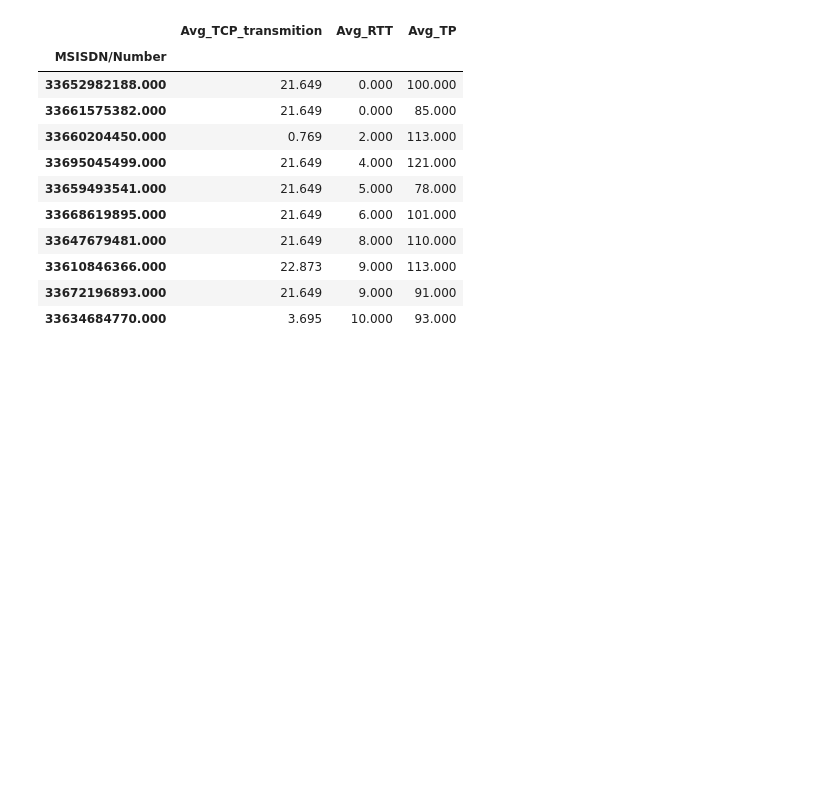
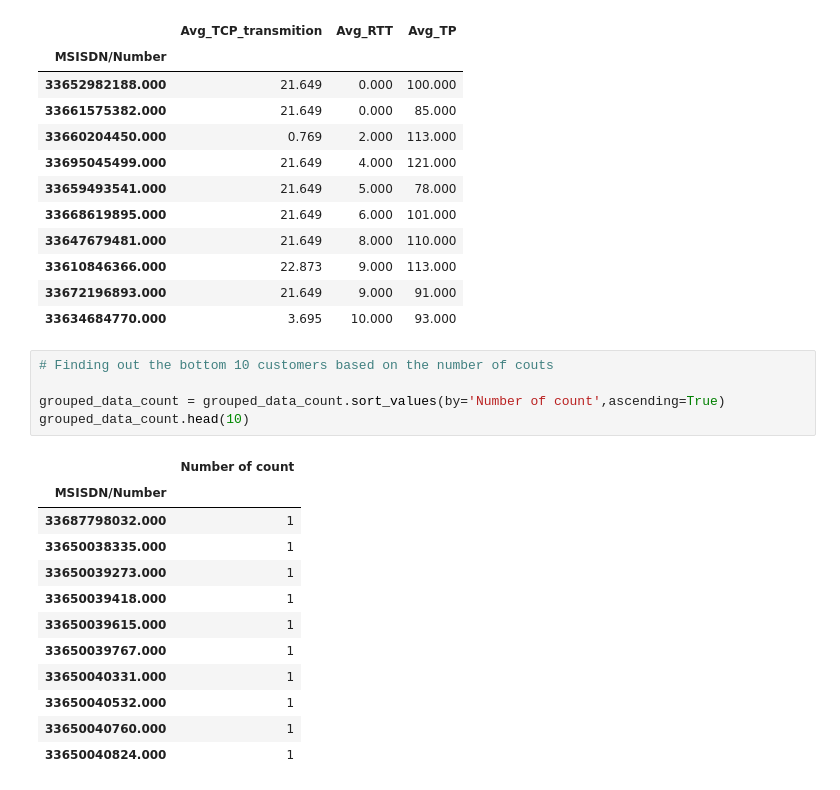
Before and after one commit to Micky373/Telecom_user_analytics, a Jupyter notebook: notebooks/user_experience_analysis.ipynb, the cells around one changed output. Saved outputs shown, nothing was run; the diff lists cells and outputs as text; blank space fills up the shorter version.

Commit message:
Find out bottom 10 customers based on number of count

```diff
--- a/notebooks/user_experience_analysis.ipynb
+++ b/notebooks/user_experience_analysis.ipynb
@@ -252,3 +252,21 @@ grouped_data_total.head(10)
 | 33610846366.000 | 22.873 | 9.000 | 113.000 |
 | 33672196893.000 | 21.649 | 9.000 | 91.000 |
 | 33634684770.000 | 3.695 | 10.000 | 93.000 |
+# %%
+# Finding out the bottom 10 customers based on the number of couts
+
+grouped_data_count = grouped_data_count.sort_values(by='Number of count',ascending=True)
+grouped_data_count.head(10)
+# %% [output]
+|  | Number of count |
+| MSISDN/Number |  |
+| 33687798032.000 | 1 |
+| 33650038335.000 | 1 |
+| 33650039273.000 | 1 |
+| 33650039418.000 | 1 |
+| 33650039615.000 | 1 |
+| 33650039767.000 | 1 |
+| 33650040331.000 | 1 |
+| 33650040532.000 | 1 |
+| 33650040760.000 | 1 |
+| 33650040824.000 | 1 |
```
